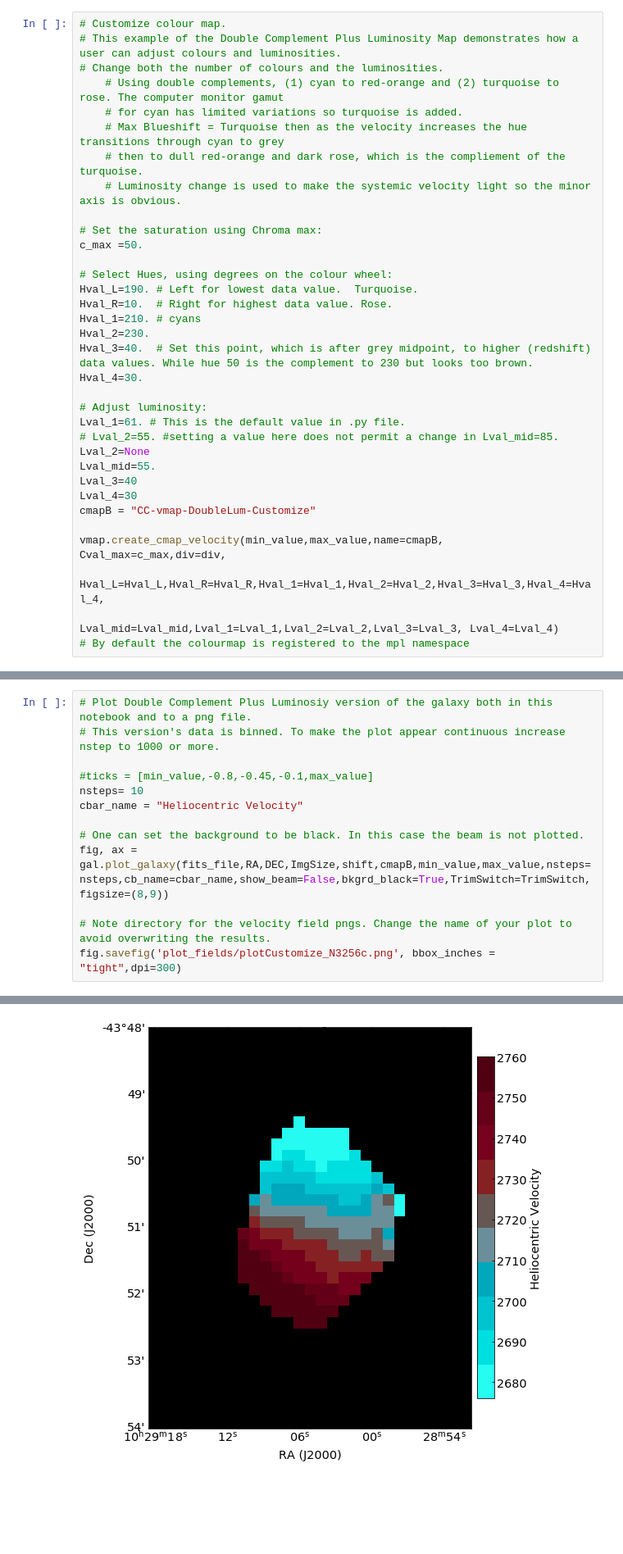
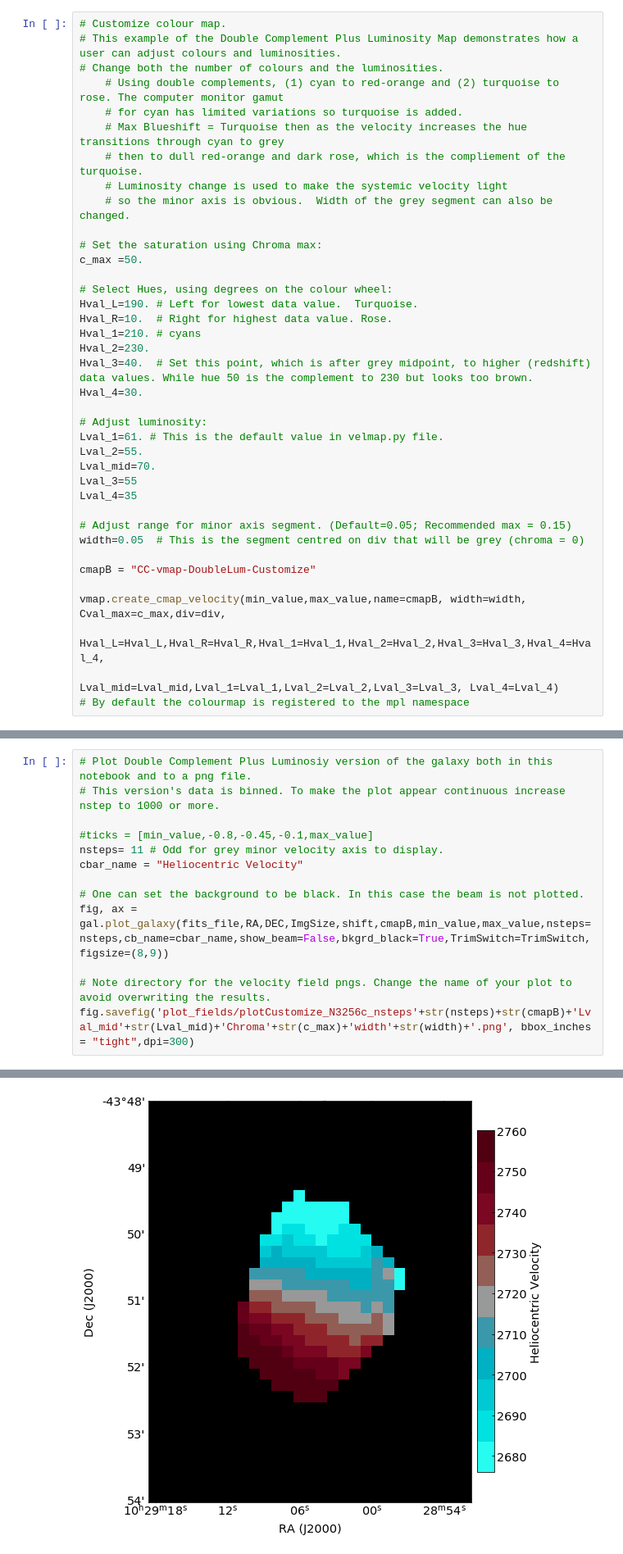
Before and after one commit to mlarichardson/CosmosCanvas, a Jupyter notebook: 3. Plot Velocity Fields.ipynb, the cells around one changed output, grey strips where cells are left out. Shown at 82% size. Saved outputs shown, nothing was run; the diff lists cells and outputs as text; blank space fills up the shorter version.

Commit message:
Update comments and add width parameter example; JE

```diff
--- a/3. Plot Velocity Fields.ipynb
+++ b/3. Plot Velocity Fields.ipynb
@@ -189,7 +189,8 @@ WARNING: FITSFixedWarning: 'spcfix' made the change 'Changed CTYPE3 from 'FELO-H
     # for cyan has limited variations so turquoise is added.
     # Max Blueshift = Turquoise then as the velocity increases the hue transitions through cyan to grey
     # then to dull red-orange and dark rose, which is the compliement of the turquoise.
-    # Luminosity change is used to make the systemic velocity light so the minor axis is obvious.
+    # Luminosity change is used to make the systemic velocity light
+    # so the minor axis is obvious.  Width of the grey segment can also be changed.
 
 # Set the saturation using Chroma max:
 c_max =50.
@@ -203,15 +204,18 @@ Hval_3=40.  # Set this point, which is after grey midpoint, to higher (redshift)
 Hval_4=30.
 
 # Adjust luminosity:
-Lval_1=61. # This is the default value in .py file.
-# Lval_2=55. #setting a value here does not permit a change in Lval_mid=85.
-Lval_2=None
-Lval_mid=55.
-Lval_3=40
-Lval_4=30
+Lval_1=61. # This is the default value in velmap.py file.
+Lval_2=55.
+Lval_mid=70.
+Lval_3=55
+Lval_4=35
+
+# Adjust range for minor axis segment. (Default=0.05; Recommended max = 0.15)
+width=0.05  # This is the segment centred on div that will be grey (chroma = 0)
+
 cmapB = "CC-vmap-DoubleLum-Customize"
 
-vmap.create_cmap_velocity(min_value,max_value,name=cmapB, Cval_max=c_max,div=div,
+vmap.create_cmap_velocity(min_value,max_value,name=cmapB, width=width, Cval_max=c_max,div=div,
                           Hval_L=Hval_L,Hval_R=Hval_R,Hval_1=Hval_1,Hval_2=Hval_2,Hval_3=Hval_3,Hval_4=Hval_4,
                           Lval_mid=Lval_mid,Lval_1=Lval_1,Lval_2=Lval_2,Lval_3=Lval_3, Lval_4=Lval_4)
 # By default the colourmap is registered to the mpl namespace
@@ -236,18 +240,18 @@ axes = maps.plot_path(cmapB, space='LCH', stack='H', axes=[]  , styles=['-' ], l
 # %%
 # Plot Double Complement Plus Luminosiy version of the galaxy both in this notebook and to a png file.
 # This version's data is binned. To make the plot appear continuous increase nstep to 1000 or more.
 
 #ticks = [min_value,-0.8,-0.45,-0.1,max_value]
-nsteps= 10
+nsteps= 11 # Odd for grey minor velocity axis to display.
 cbar_name = "Heliocentric Velocity"
 
 # One can set the background to be black. In this case the beam is not plotted.
 fig, ax = gal.plot_galaxy(fits_file,RA,DEC,ImgSize,shift,cmapB,min_value,max_value,nsteps=nsteps,cb_name=cbar_name,show_beam=False,bkgrd_black=True,TrimSwitch=TrimSwitch,figsize=(8,9))
 
 # Note directory for the velocity field pngs. Change the name of your plot to avoid overwriting the results.
-fig.savefig('plot_fields/plotCustomize_N3256c.png', bbox_inches = "tight",dpi=300)
+fig.savefig('plot_fields/plotCustomize_N3256c_nsteps'+str(nsteps)+str(cmapB)+'Lval_mid'+str(Lval_mid)+'Chroma'+str(c_max)+'width'+str(width)+'.png', bbox_inches = "tight",dpi=300)
 # %% [output]
 WARNING: VerifyWarning: Invalid 'BLANK' keyword in header.  The 'BLANK' keyword is only applicable to integer data, and will be ignored in this HDU. [astropy.io.fits.hdu.image]
 WARNING: FITSFixedWarning: 'celfix' made the change 'Success'. [astropy.wcs.wcs]
 WARNING: FITSFixedWarning: 'spcfix' made the change 'Changed CTYPE3 from 'FELO-HEL' to 'VOPT-F2W' (VELREF=0)'. [astropy.wcs.wcs]
-[figure, old version]
+[figure, new version]
```
Also changed, not shown: parts of 3 cells of this notebook.
